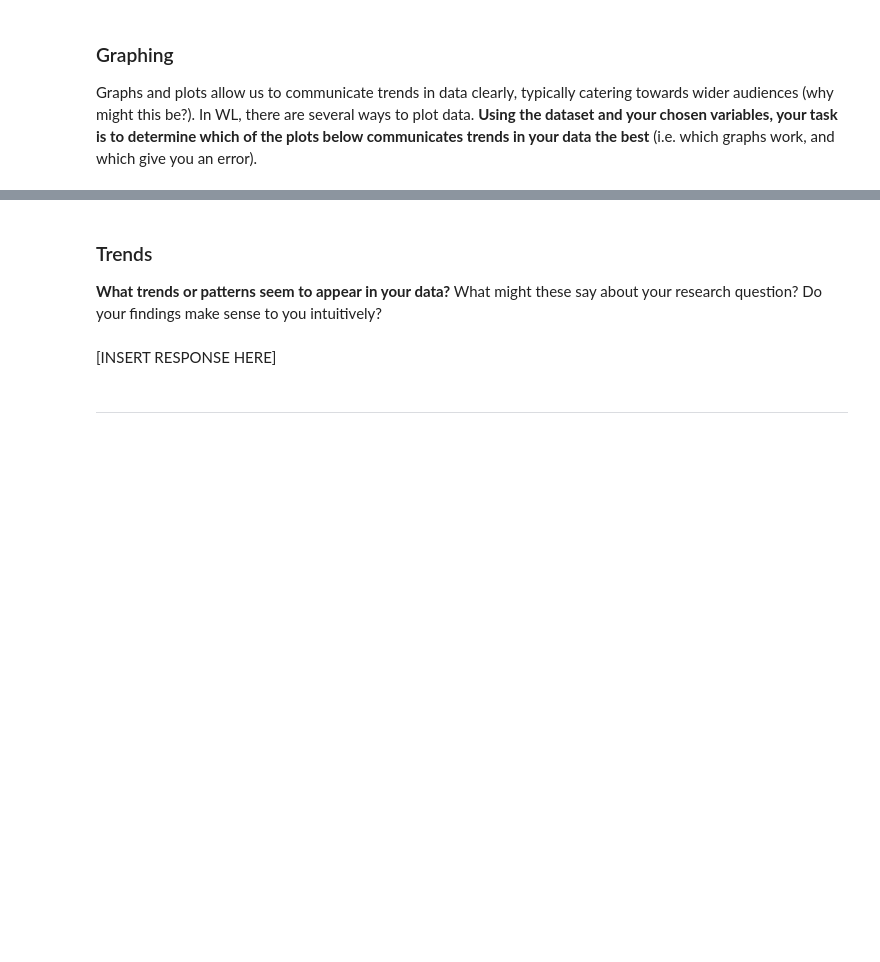
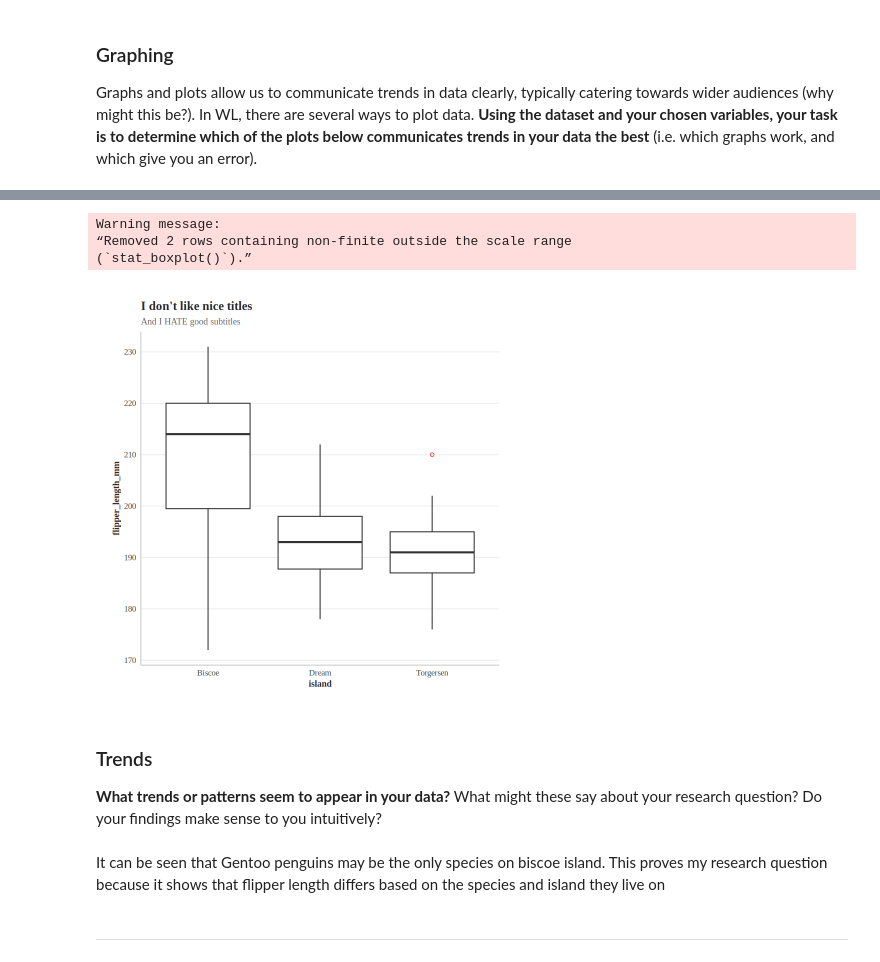
Before and after one commit to benjib09/Unit0, a Jupyter notebook: ApResearchCT_BIO.ipynb, the cells around one changed output, grey strips where cells are left out. Cells and saved outputs as stored; diff of their text form; code cells hidden in the pictures; blank space fills up the shorter version.

```diff
--- a/ApResearchCT_BIO.ipynb
+++ b/ApResearchCT_BIO.ipynb
@@ -161,10 +168,19 @@ ERROR: Error in box_plot(data = penguins, x = flipper_length_mm, y = species): c
+# %%
+box_plot(data = penguins,
+         x = flipper_length_mm,
+         y = island)
+# %% [output]
+Warning message:
+“Removed 2 rows containing non-finite outside the scale range
+(`stat_boxplot()`).”
+[figure, added]
 # %% [markdown]
 ### Trends
 
 
 **What trends or patterns seem to appear in your data?** What might these say about your research question? Do your findings make sense to you intuitively?
-# %% [markdown]
-[INSERT RESPONSE HERE]
+# %% [markdown]
+It can be seen that Gentoo penguins may be the only species on biscoe island. This proves my research question because it shows that flipper length differs based on the species and island they live on
 # %% [markdown]
 
 
```
Also changed, not shown: parts of 9 cells of this notebook.
